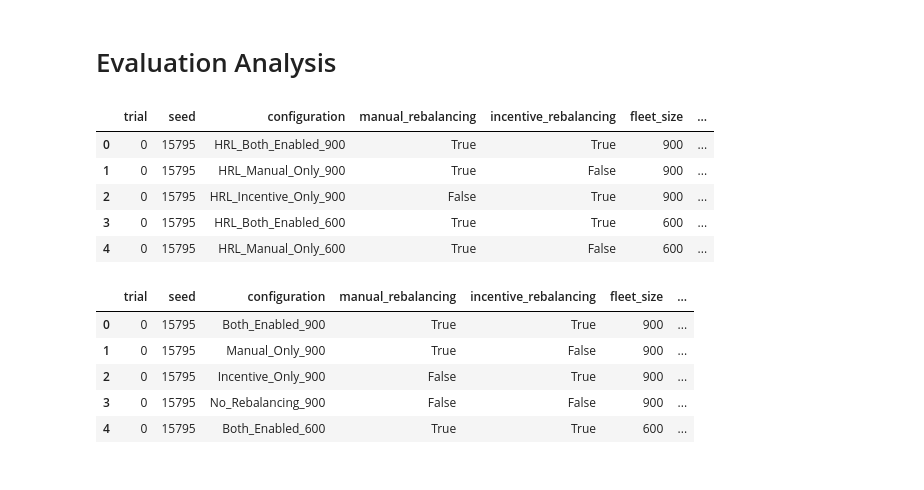
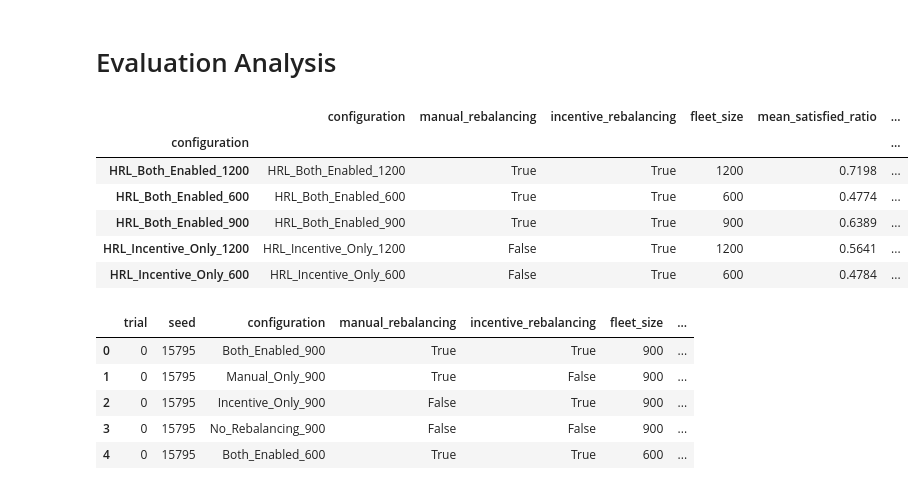
Before and after one commit to rubenRoehner/masterthesis_rebalancing_framework, a Jupyter notebook: rl_framework/evaluation/evaluation_analysis.ipynb, the cells around one changed output. Saved outputs shown, nothing was run; the diff lists cells and outputs as text; code cells hidden in the pictures.

```diff
--- a/rl_framework/evaluation/evaluation_analysis.ipynb
+++ b/rl_framework/evaluation/evaluation_analysis.ipynb
@@ -7,7 +7,7 @@ import plotly.io as pio
 import plotly.graph_objects as go
 # %%
 # constants
-INPUT_FILE = '../../results/hrl_evaluation_raw_results_20250811_124438.pickle'
+INPUT_FILE = '../../results/hrl_evaluation_summary_results_20250814_111231.pickle'
 BASLINE_FILE = '../../results/greedy_baseline_raw_results_20250811_121744.pickle'
 
 metrics = [
@@ -17,9 +17,9 @@ metrics = [
     'mean_rebalanced_vehicles_incentives'
 ]
 pretty_labels = {
-        "mean_satisfied_ratio": "Satisfied Demand Ratio",
-        "mean_gini_index": "Gini Coefficient",
-        "mean_rebalanced_vehicles_manually": "Rebalanced Vehicles (Manual)",
-        "mean_rebalanced_vehicles_incentives": "Rebalanced Vehicles (Incentives)",
-    }
+    "mean_satisfied_ratio": "Satisfied Demand Ratio",
+    "mean_gini_index": "Gini Coefficient",
+    "mean_rebalanced_vehicles_manually": "Rebalanced Vehicles (Manual)",
+    "mean_rebalanced_vehicles_incentives": "Rebalanced Vehicles (Incentives)",
+}
 # %%
@@ -60,14 +61,16 @@ evaluation_data = pd.read_pickle(INPUT_FILE)
 baseline_data = pd.read_pickle(BASLINE_FILE)
 # %%
 evaluation_data['model'] = evaluation_data['configuration'].str.replace(r'_(900|600|1200)$', '', regex=True)
+evaluation_data = evaluation_data.rename(columns={"mean_satisfied_ratio_mean" : "mean_satisfied_ratio", "mean_gini_index_mean": "mean_gini_index", "mean_rebalanced_vehicles_manually_mean": "mean_rebalanced_vehicles_manually", "mean_rebalanced_vehicles_incentives_mean": "mean_rebalanced_vehicles_incentives"})
 evaluation_data.head()
 # %% [output]
-|  | trial | seed | configuration | manual_rebalancing | incentive_rebalancing | fleet_size | ... |
-| 0 | 0 | 15795 | HRL_Both_Enabled_900 | True | True | 900 | ... |
-| 1 | 0 | 15795 | HRL_Manual_Only_900 | True | False | 900 | ... |
-| 2 | 0 | 15795 | HRL_Incentive_Only_900 | False | True | 900 | ... |
-| 3 | 0 | 15795 | HRL_Both_Enabled_600 | True | True | 600 | ... |
-| 4 | 0 | 15795 | HRL_Manual_Only_600 | True | False | 600 | ... |
+|  | configuration | manual_rebalancing | incentive_rebalancing | fleet_size | mean_satisfied_ratio | ... |
+| configuration |  |  |  |  |  | ... |
+| HRL_Both_Enabled_1200 | HRL_Both_Enabled_1200 | True | True | 1200 | 0.7198 | ... |
+| HRL_Both_Enabled_600 | HRL_Both_Enabled_600 | True | True | 600 | 0.4774 | ... |
+| HRL_Both_Enabled_900 | HRL_Both_Enabled_900 | True | True | 900 | 0.6389 | ... |
+| HRL_Incentive_Only_1200 | HRL_Incentive_Only_1200 | False | True | 1200 | 0.5641 | ... |
+| HRL_Incentive_Only_600 | HRL_Incentive_Only_600 | False | True | 600 | 0.4784 | ... |
 # %%
 baseline_data['model'] = baseline_data['configuration'].apply(lambda x: f"Baseline_{x}")
 baseline_data['model'] = baseline_data['model'].str.replace(r'_(900|600|1200)$', '', regex=True)
```
Also changed, not shown: parts of 28 cells of this notebook, 38 other files.
